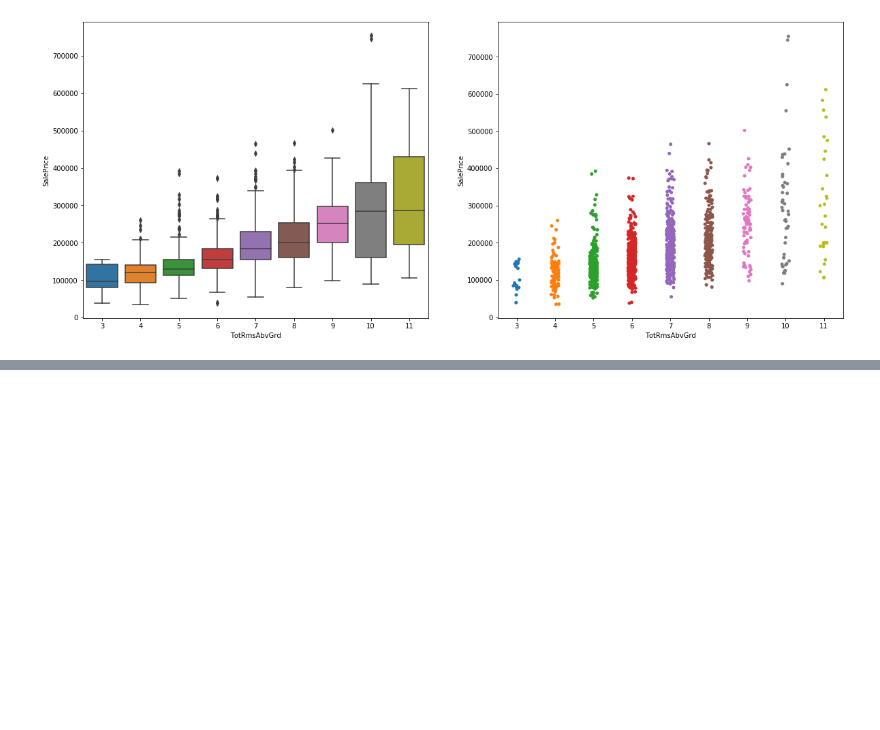
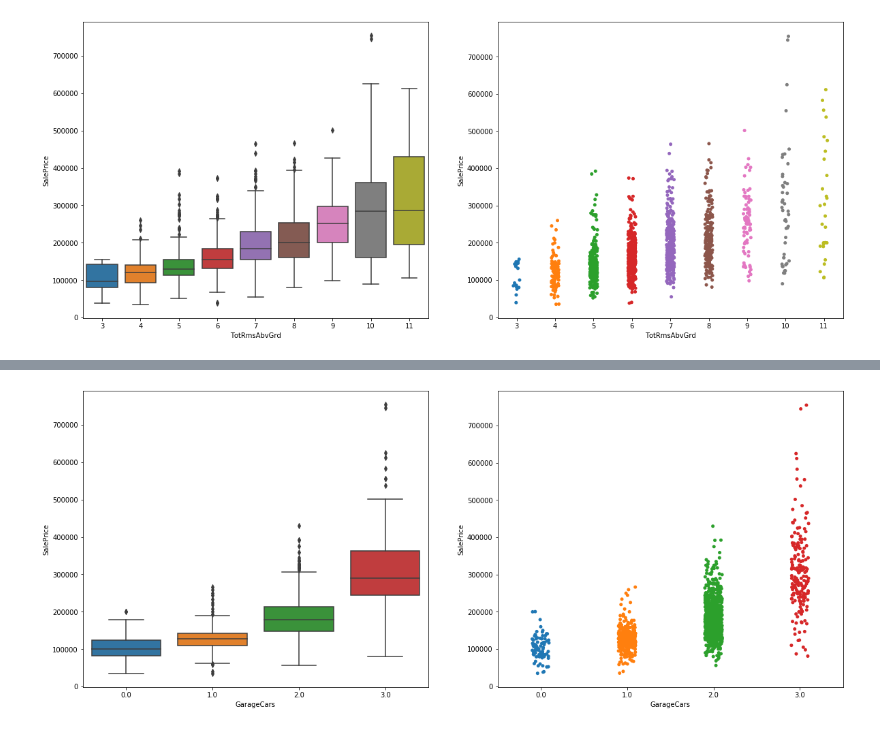
Before and after one commit to dailysergey/kaggle, a Jupyter notebook: HousePrice/HousePrice.ipynb, the cells around one changed output, grey strips where cells are left out. Cells and saved outputs as stored; diff of their text form; code cells hidden in the pictures; blank space fills up the shorter version.

```diff
--- a/HousePrice/HousePrice.ipynb
+++ b/HousePrice/HousePrice.ipynb
@@ -590,0 +624,4 @@ make_discrete_plot("TotRmsAbvGrd",0,0)
+# %%
+make_discrete_plot("GarageCars",0,0)
+# %% [output]
+[figure, added]
```
Also changed, not shown: parts of 33 cells of this notebook.
